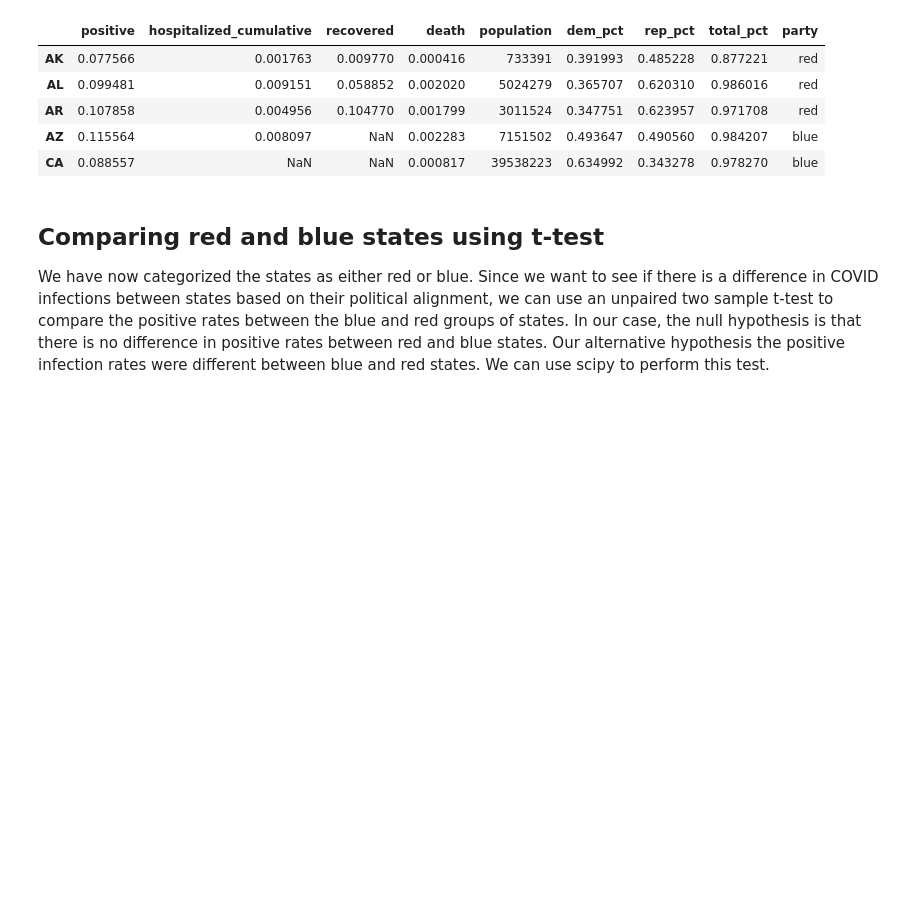
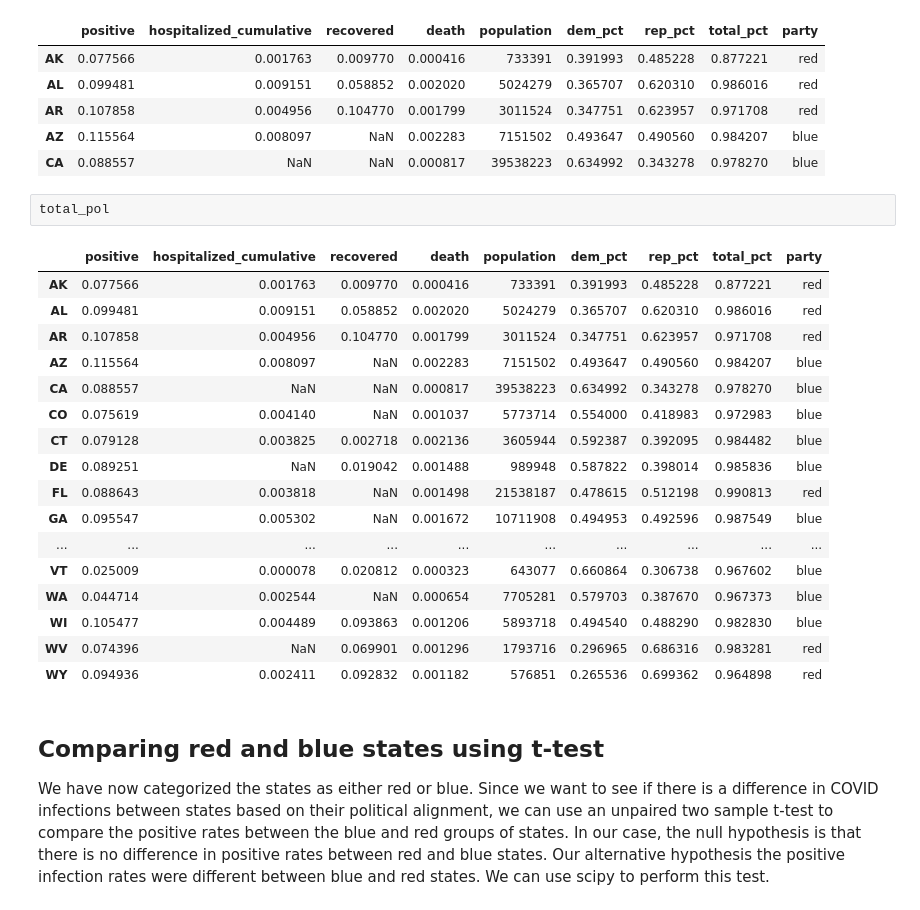
Before and after one commit to joyjwang/joyjwang.github.io, a Jupyter notebook: Final Project.ipynb, the cells around one changed output. Drawn from its saved outputs; the diff is of its cells as text; blank space fills up the shorter version.

```diff
--- a/Final Project.ipynb
+++ b/Final Project.ipynb
@@ -576,6 +575,26 @@ total_pol.head()
 | AR | 0.107858 | 0.004956 | 0.104770 | 0.001799 | 3011524 | 0.347751 | 0.623957 | 0.971708 | red |
 | AZ | 0.115564 | 0.008097 | NaN | 0.002283 | 7151502 | 0.493647 | 0.490560 | 0.984207 | blue |
 | CA | 0.088557 | NaN | NaN | 0.000817 | 39538223 | 0.634992 | 0.343278 | 0.978270 | blue |
+# %%
+total_pol
+# %% [output]
+|  | positive | hospitalized_cumulative | recovered | death | population | dem_pct | rep_pct | total_pct | party |
+| AK | 0.077566 | 0.001763 | 0.009770 | 0.000416 | 733391 | 0.391993 | 0.485228 | 0.877221 | red |
+| AL | 0.099481 | 0.009151 | 0.058852 | 0.002020 | 5024279 | 0.365707 | 0.620310 | 0.986016 | red |
+| AR | 0.107858 | 0.004956 | 0.104770 | 0.001799 | 3011524 | 0.347751 | 0.623957 | 0.971708 | red |
+| AZ | 0.115564 | 0.008097 | NaN | 0.002283 | 7151502 | 0.493647 | 0.490560 | 0.984207 | blue |
+| CA | 0.088557 | NaN | NaN | 0.000817 | 39538223 | 0.634992 | 0.343278 | 0.978270 | blue |
+| CO | 0.075619 | 0.004140 | NaN | 0.001037 | 5773714 | 0.554000 | 0.418983 | 0.972983 | blue |
+| CT | 0.079128 | 0.003825 | 0.002718 | 0.002136 | 3605944 | 0.592387 | 0.392095 | 0.984482 | blue |
+| DE | 0.089251 | NaN | 0.019042 | 0.001488 | 989948 | 0.587822 | 0.398014 | 0.985836 | blue |
+| FL | 0.088643 | 0.003818 | NaN | 0.001498 | 21538187 | 0.478615 | 0.512198 | 0.990813 | red |
+| GA | 0.095547 | 0.005302 | NaN | 0.001672 | 10711908 | 0.494953 | 0.492596 | 0.987549 | blue |
+| ... | ... | ... | ... | ... | ... | ... | ... | ... | ... |
+| VT | 0.025009 | 0.000078 | 0.020812 | 0.000323 | 643077 | 0.660864 | 0.306738 | 0.967602 | blue |
+| WA | 0.044714 | 0.002544 | NaN | 0.000654 | 7705281 | 0.579703 | 0.387670 | 0.967373 | blue |
+| WI | 0.105477 | 0.004489 | 0.093863 | 0.001206 | 5893718 | 0.494540 | 0.488290 | 0.982830 | blue |
+| WV | 0.074396 | NaN | 0.069901 | 0.001296 | 1793716 | 0.296965 | 0.686316 | 0.983281 | red |
+| WY | 0.094936 | 0.002411 | 0.092832 | 0.001182 | 576851 | 0.265536 | 0.699362 | 0.964898 | red |
 # %% [markdown]
 ## Comparing red and blue states using t-test
 We have now categorized the states as either red or blue. Since we want to see if there is a difference in COVID infections between states based on their political alignment, we can use an unpaired two sample t-test to compare the positive rates between the blue and red groups of states. In our case, the null hypothesis is that there is no difference in positive rates between red and blue states. Our alternative hypothesis the positive infection rates were different between blue and red states. We can use scipy to perform this test.
```
Also changed, not shown: parts of 5 cells of this notebook.
